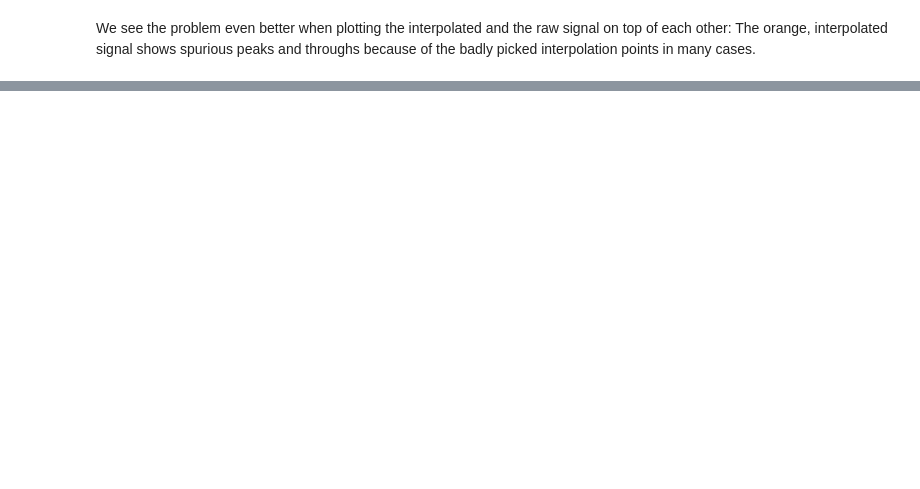
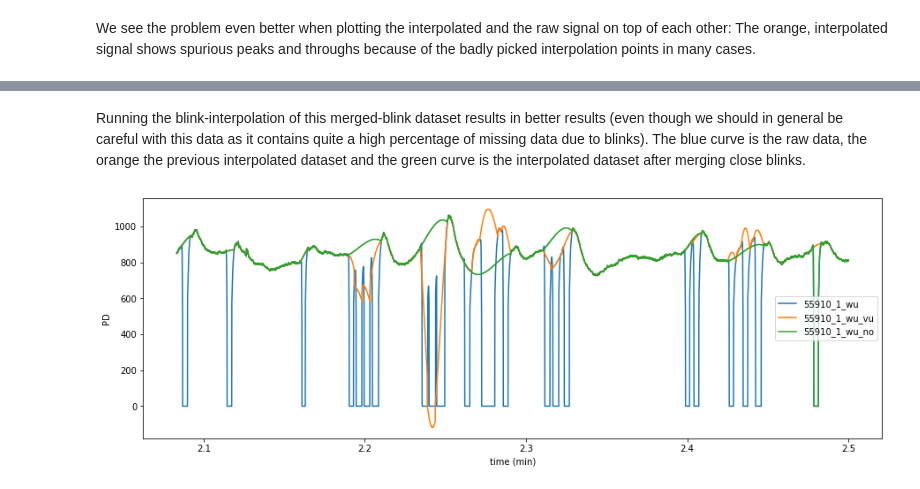
Before and after one commit to ihrke/pypillometry, a Jupyter notebook: docs/blinks.ipynb, the cells around one changed output, grey strips where cells are left out. Cells and saved outputs as stored; diff of their text form; code cells hidden in the pictures; blank space fills up the shorter version.

```diff
--- a/docs/blinks.ipynb
+++ b/docs/blinks.ipynb
@@ -44,0 +50,8 @@ One solution to cope with this situation, is to merge together sequences of shor
+# %% [markdown]
+Running the blink-interpolation of this merged-blink dataset results in better results (even though we should in general be careful with this data as it contains quite a high percentage of missing data due to blinks). The blue curve is the raw data, the orange the previous interpolated dataset and the green curve is the interpolated dataset after merging close blinks.
+# %%
+d3.blink_interp_mahot(margin=50);
+plt.figure(figsize=(15,5));
+pp.plotpd(d,d2,d3)
+# %% [output]
+[figure, added]
```
Also changed, not shown: parts of 9 cells of this notebook, 42 other files.
